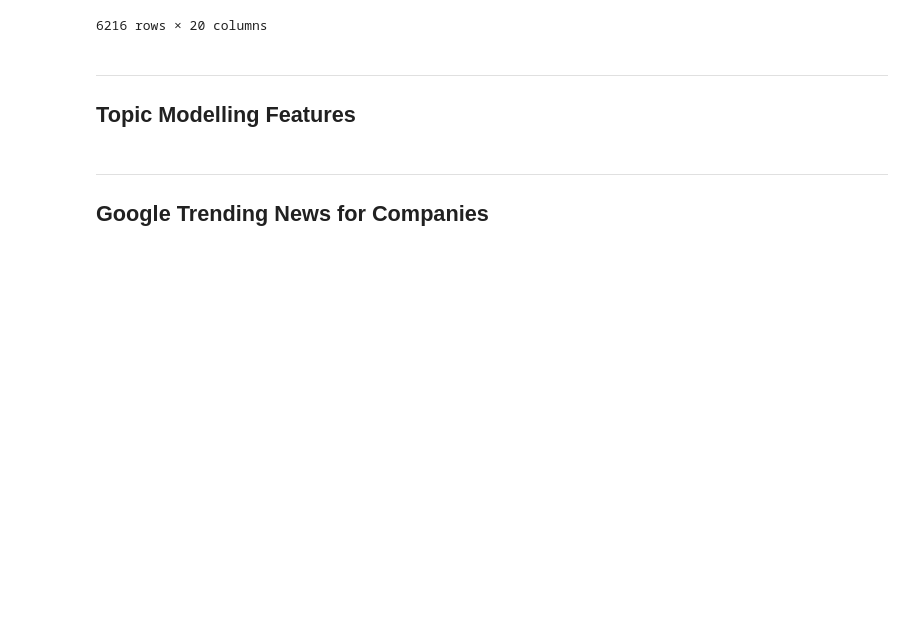
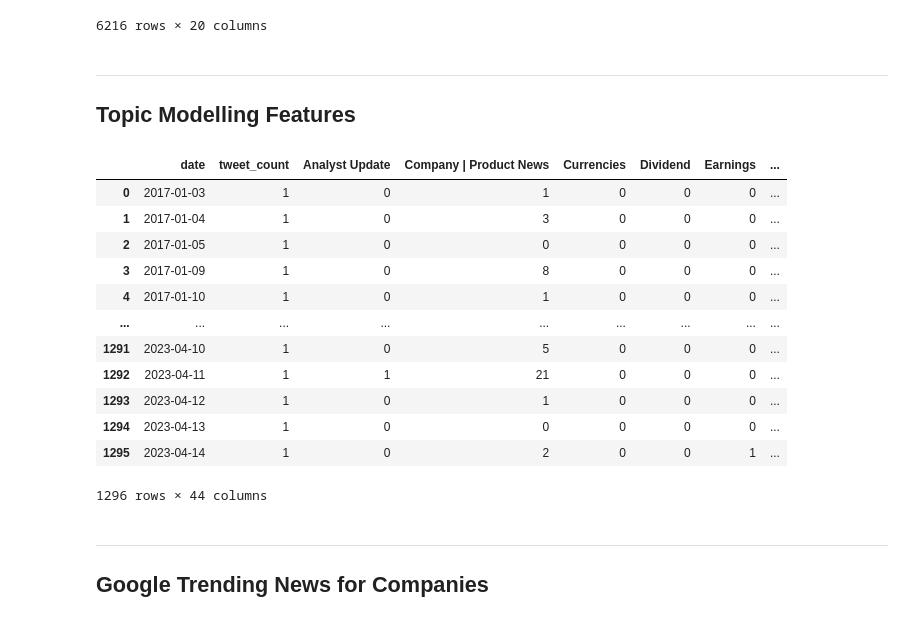
Before and after one commit to Diegozu97/thesis_code, a Jupyter notebook: 05_data_prep.ipynb, the cells around one changed output. Saved outputs shown, nothing was run; the diff lists cells and outputs as text; code cells hidden in the pictures; blank space fills up the shorter version.

```diff
--- a/05_data_prep.ipynb
+++ b/05_data_prep.ipynb
@@ -53,13 +55,14 @@ The autoreload extension is already loaded. To reload it, use:
 # %%
 from utils import search_folder
 current_dir = os.getcwd()
-thesis_folder_path = current_dir.replace("thesis_code", "")
+thesis_folder_path = current_dir.replace("\\pc_code\\thesis_code", "")
 twitter_data_path = search_folder(thesis_folder_path,"twitter_data")
 eikon_data_path = search_folder(thesis_folder_path,"eikon_news")
 stock_data_path = search_folder(thesis_folder_path,"stock_prices")
 modelling_data_path = search_folder(thesis_folder_path,"modelling_data")
 google_trending_path = search_folder(thesis_folder_path,"google_search")
 results_folder = search_folder(thesis_folder_path,"results_output")
+topic_modelling = search_folder(thesis_folder_path, "topic_modelling")
 # %%
 def read_modelling(path, name):
     df = pd.read_csv(path+name)
@@ -118,6 +121,26 @@ sentiment_df
 # %% [markdown]
 ---
 ## Topic Modelling Features
+# %%
+twitter_subset_final = pd.read_csv(topic_modelling + "/topic_over_time_moderna.csv")
+twitter_subset_final["datetime"] = pd.to_datetime(twitter_subset_final["date"], utc = True)
+twitter_subset_final = twitter_subset_final.sort_values(by = "datetime")
+# %%
+twitter_subset_final
+# %% [output]
+|  | date | tweet_count | Analyst Update | Company | Product News | Currencies | Dividend | Earnings | ... |
+| 0 | 2017-01-03 | 1 | 0 | 1 | 0 | 0 | 0 | ... |
+| 1 | 2017-01-04 | 1 | 0 | 3 | 0 | 0 | 0 | ... |
+| 2 | 2017-01-05 | 1 | 0 | 0 | 0 | 0 | 0 | ... |
+| 3 | 2017-01-09 | 1 | 0 | 8 | 0 | 0 | 0 | ... |
+| 4 | 2017-01-10 | 1 | 0 | 1 | 0 | 0 | 0 | ... |
+| ... | ... | ... | ... | ... | ... | ... | ... | ... |
+| 1291 | 2023-04-10 | 1 | 0 | 5 | 0 | 0 | 0 | ... |
+| 1292 | 2023-04-11 | 1 | 1 | 21 | 0 | 0 | 0 | ... |
+| 1293 | 2023-04-12 | 1 | 0 | 1 | 0 | 0 | 0 | ... |
+| 1294 | 2023-04-13 | 1 | 0 | 0 | 0 | 0 | 0 | ... |
+| 1295 | 2023-04-14 | 1 | 0 | 2 | 0 | 0 | 1 | ... |
+1296 rows × 44 columns
 # %% [markdown]
 ---
 ## Google Trending News for Companies
```
Also changed, not shown: parts of 22 cells of this notebook, 3 other files.
